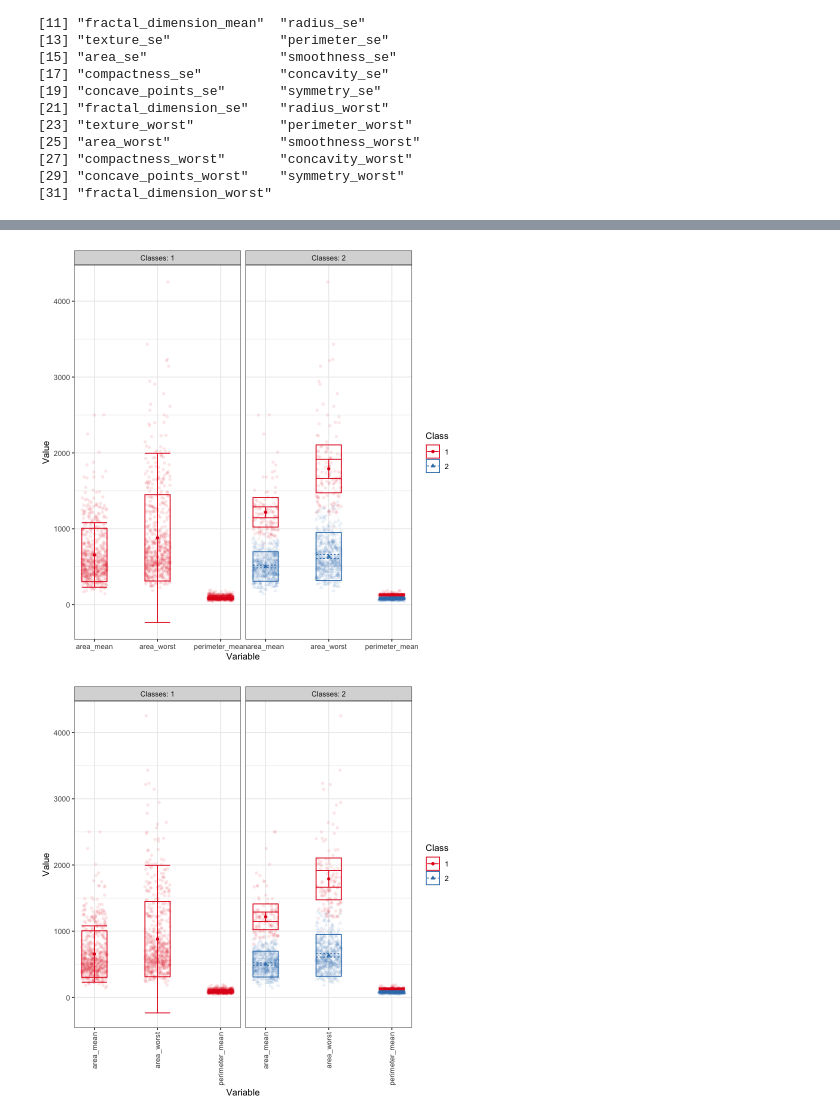
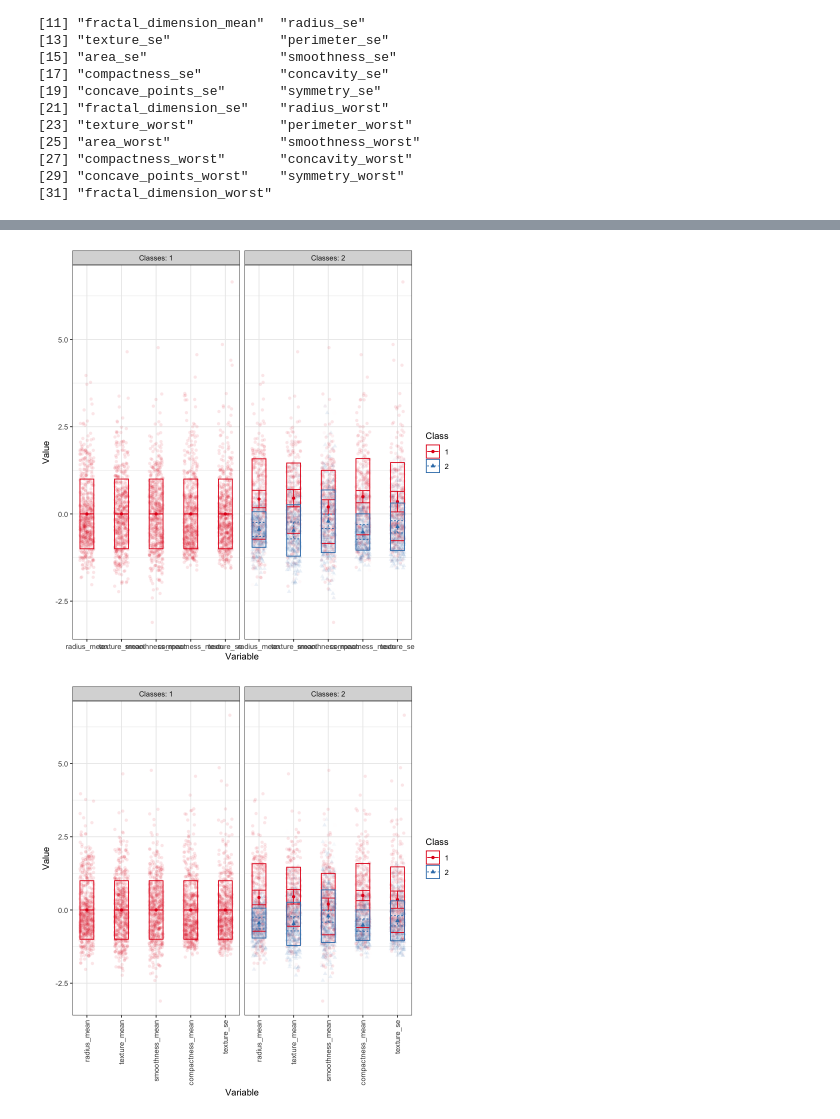
Before and after one commit to kslote1/hui-walter, a Jupyter notebook: Latent Class Analysis.ipynb, the cells around one changed output, grey strips where cells are left out. Drawn from its saved outputs; the diff is of its cells as text; code cells hidden in the pictures.

Commit message:
use ward's linkage / hierarchical clustering to identify disjoint features for LPA; images for LPA; calculations for errors

```diff
--- a/Latent Class Analysis.ipynb
+++ b/Latent Class Analysis.ipynb
@@ -86,3 +68,6 @@ names(breast_cancer)
 [27] "compactness_worst"       "concavity_worst"
 [29] "concave_points_worst"    "symmetry_worst"
 [31] "fractal_dimension_worst"
+# %%
+features <- names[!names %in% c("id_number", "diagnosis")]
+features
@@ -89,17 +129,20 @@ names(breast_cancer)
+# %%
+bc_subset <- c('radius_mean', 'texture_mean', 'smoothness_mean','compactness_mean', 'texture_se') # sklearn dendrogram
 # %%
+#png("bivariate.png", res=45)
 breast_cancer  %>%
-  select(radius_mean, texture_mean, perimeter_mean, area_mean, smoothness_mean, compactness_mean, concavity_mean,
-         concave_points_mean, symmetry_mean, fractal_dimension_mean, radius_se, texture_se, perimeter_se,
-         area_se, smoothness_se, compactness_se, concavity_se, concave_points_se, symmetry_se, fractal_dimension_se,
-         radius_worst, texture_worst, perimeter_worst, area_worst, smoothness_worst, compactness_worst,
-         concavity_worst, concave_points_worst, symmetry_worst, fractal_dimension_worst) %>%
+  select(all_of(features)) %>%
   #single_imputation() %>%
-  subset(select = c("area_mean", "area_worst", "perimeter_mean")) %>%
-  estimate_profiles(n_profiles = 1:2) %>%
+  subset(select = bc_subset) %>%
+  scale() %>%
+  estimate_profiles(n_profiles=1:2,
+                   variances = "varying",
+                   covariances = "varying") %>%
   #estimate_profiles(n_profiles = 1:2, models = 1:2) %>%
+  # plot_profiles() + theme(axis.text.x = element_text(angle = 90, vjust = 0.5, hjust=1)) %>%
   plot_profiles() + theme(axis.text.x = element_text(angle = 90, vjust = 0.5, hjust=1))
-  #plot_profiles()
-  #estimate_profiles(3)
+  # plot_bivariate()
+#dev.off()
 # %% [output]
 Warning message:
 “Using shapes for an ordinal variable is not advised”
@@ -108,2 +149,2 @@ Warning message:
-[figure, old version]
+[figure, new version]
-[figure, old version]
+[figure, new version]
```
Also changed, not shown: parts of 15 cells of this notebook, 3 other files.
